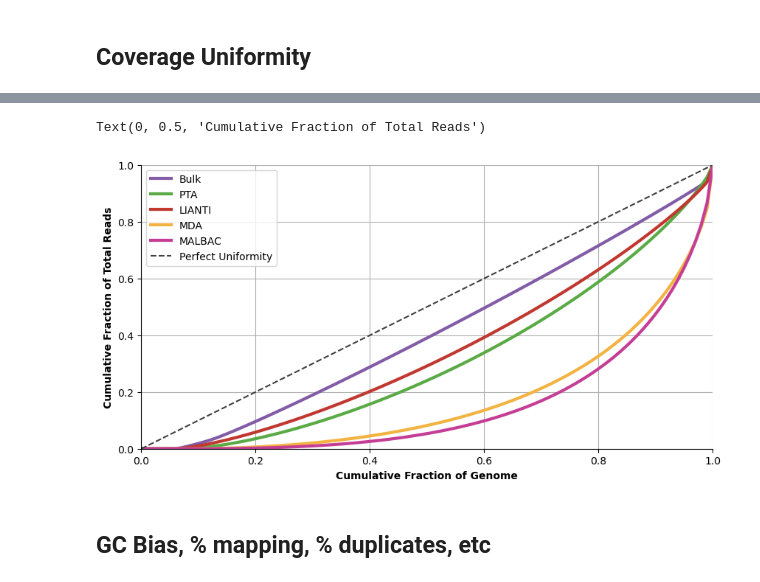
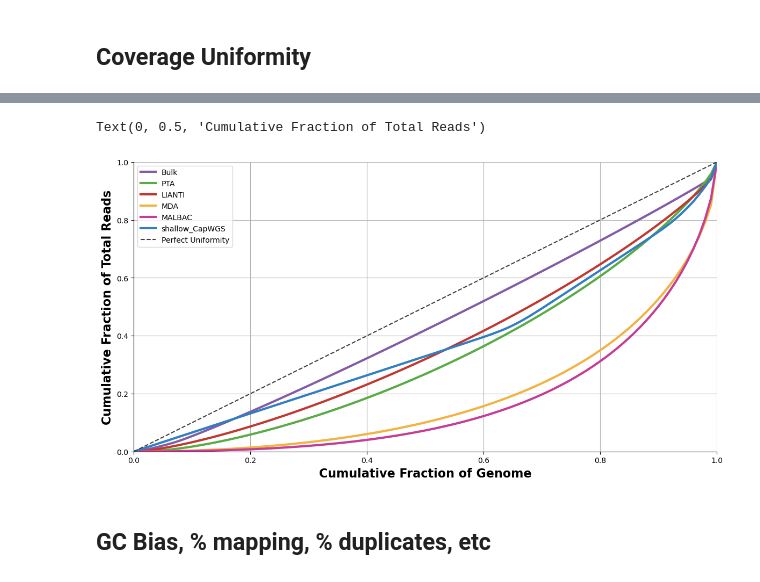
Before and after one commit to SrivatsanLab/SPC_genome, a Jupyter notebook: notebooks/benchmarking.ipynb, the cells around one changed output, grey strips where cells are left out. Saved outputs shown, nothing was run; the diff lists cells and outputs as text; code cells hidden in the pictures.

```diff
--- a/notebooks/benchmarking.ipynb
+++ b/notebooks/benchmarking.ipynb
@@ -24,7 +26,7 @@ pal = {
     'LIANTI': '#C03830',
     'MALBAC': '#C43E96',
     'Bulk': '#825CA6',
-    'CapWGS': '#317EC2'
+    'shallow_CapWGS': '#317EC2'
 }
 # %%
 meta_1 = pd.read_csv('../bin/benchmarking/PTA_meta.tsv', sep='\t', index_col='SRA_Run')
@@ -56,6 +58,10 @@ meta_2['amplification_method'] = meta_2.apply(amp, axis=1)
 meta_2 = meta_2[meta_2['amplification_method'].isin(['LIANTI','MDA','MALBAC','Bulk'])]
 meta_2 = meta_2[['study','amplification_method']]
 # meta_2
+# %%
+meta_3 = pd.DataFrame(index=shallow_CapWGS_names)
+meta_3['amplification_method'] = "shallow_CapWGS"
+meta_3['study'] = "CapWGS"
 # %%
-meta = pd.concat([meta_1, meta_2])
-# meta
+meta = pd.concat([meta_1, meta_2, meta_3])
+meta
@@ -67,7 +87,7 @@ lorenz_curves = {}
 ginis = []
 for name in meta.index:
     prop = coverages[name] / coverages[name].sum()
-    # prop = prop[prop>0]
+    prop = prop[prop>0]
     y = np.cumsum(prop.sort_values())
     x = np.arange(len(prop))
     x = x / len(x)
@@ -119,33 +139,34 @@ Text(0, 0.5, 'Gini Coefficient')
 # %%
 # Calculate mean and standard deviation of Lorenz curves for each group
 mean_curves = {}
 std_curves = {}
 for group in meta['amplification_method'].unique():
     subset = lorenz_curves[meta[meta['amplification_method']==group].index]  # Select Lorenz curves for the group
     mean_curves[group] = subset.mean(axis=1)  # Mean across barcodes
     std_curves[group] = subset.std(axis=1)    # Standard deviation across barcodes
 
 # Convert to DataFrame for plotting
 mean_df = pd.DataFrame(mean_curves)
 std_df = pd.DataFrame(std_curves)
 
-plt.figure(figsize=(10, 5))
+plt.figure(figsize=(14, 7))
 plt.plot(common_x, mean_df['Bulk'], label='Bulk', color=pal['Bulk'], linewidth=3)
 plt.plot(common_x, mean_df['PTA'], label='PTA', color=pal['PTA'], linewidth=3)
 plt.plot(common_x, mean_df['LIANTI'], label='LIANTI', color=pal['LIANTI'], linewidth=3)
 plt.plot(common_x, mean_df['MDA'], label='MDA', color=pal['MDA'], linewidth=3)
 plt.plot(common_x, mean_df['MALBAC'], label='MALBAC', color=pal['MALBAC'], linewidth=3)
+plt.plot(common_x, mean_df['shallow_CapWGS'], label='shallow_CapWGS', color=pal['shallow_CapWGS'], linewidth=3)
 plt.grid(True)
 plt.plot([0,1],[0,1], color='.25', linestyle='--', label='Perfect Uniformity')
 plt.legend(title='')
 sns.despine()
 plt.ylim(0,1)
 plt.xlim(0,1)
-plt.xlabel('Cumulative Fraction of Genome', fontdict={'weight':'bold'})
-plt.ylabel('Cumulative Fraction of Total Reads', fontdict={'weight':'bold'})
+plt.xlabel('Cumulative Fraction of Genome', fontdict={'weight':'bold','size':16})
+plt.ylabel('Cumulative Fraction of Total Reads', fontdict={'weight':'bold','size':16})
 # %% [output]
 Text(0, 0.5, 'Cumulative Fraction of Total Reads')
-[figure, old version]
+[figure, new version]
 # %% [markdown]
 ## GC Bias, % mapping, % duplicates, etc
 # %%
```
Also changed, not shown: parts of 6 cells of this notebook, 5 other files.
